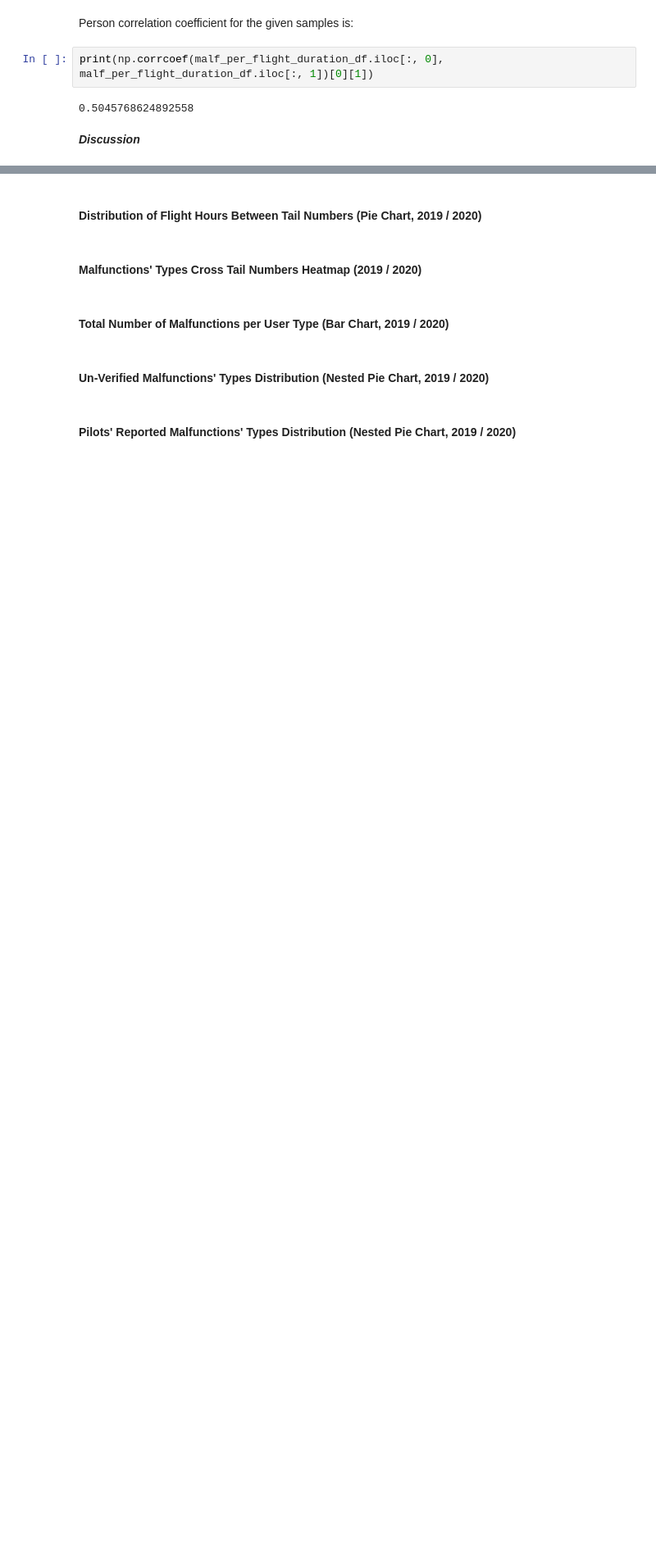
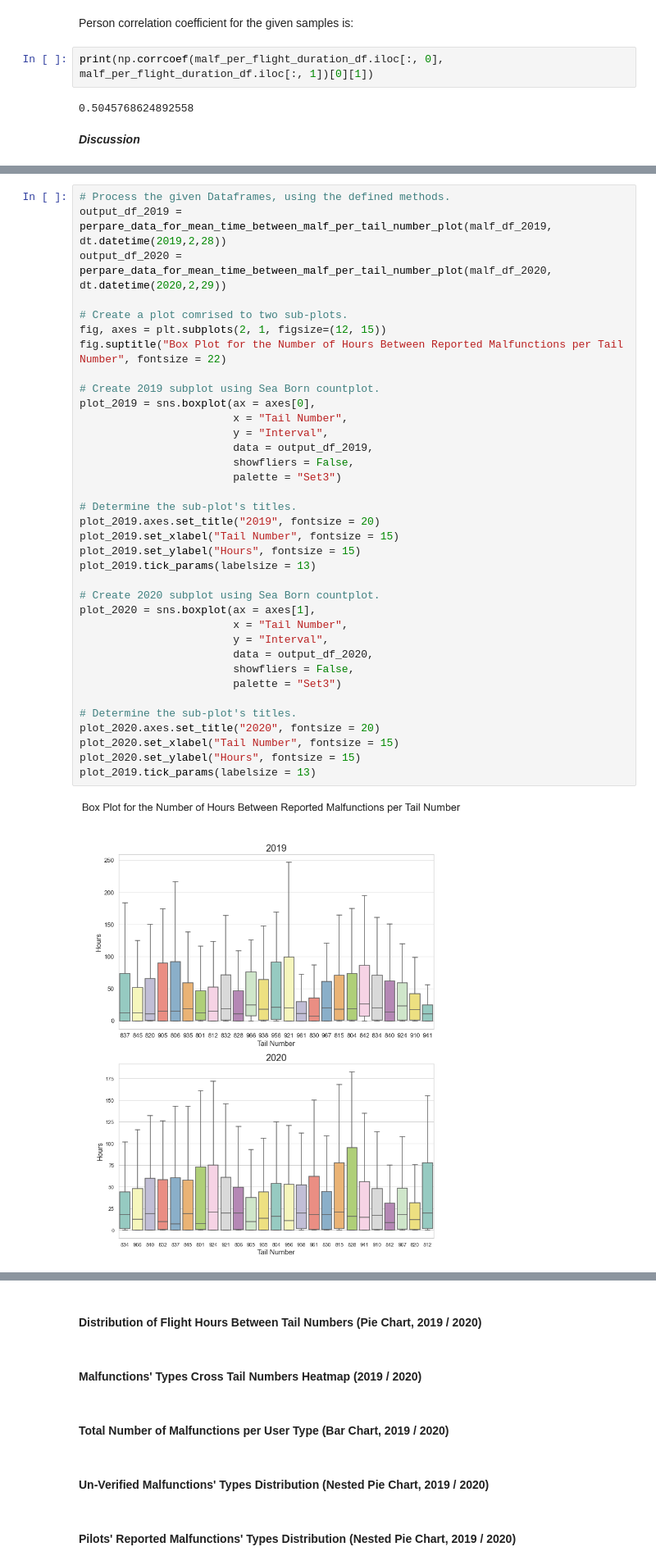
Before and after one commit to elront/Data_Sceince_Project, a Jupyter notebook: Data_science_workshop_project.ipynb, the cells around one changed output, grey strips where cells are left out. Shown at 82% size. Cells and saved outputs as stored; diff of their text form; blank space fills up the shorter version.

Commit message:
Finished the box plot.

```diff
--- a/Data_science_workshop_project.ipynb
+++ b/Data_science_workshop_project.ipynb
@@ -1580,0 +1622,38 @@ test
+# %%
+# Process the given Dataframes, using the defined methods.
+output_df_2019 = perpare_data_for_mean_time_between_malf_per_tail_number_plot(malf_df_2019, dt.datetime(2019,2,28))
+output_df_2020 = perpare_data_for_mean_time_between_malf_per_tail_number_plot(malf_df_2020, dt.datetime(2020,2,29))
+
+# Create a plot comrised to two sub-plots.
+fig, axes = plt.subplots(2, 1, figsize=(12, 15))
+fig.suptitle("Box Plot for the Number of Hours Between Reported Malfunctions per Tail Number", fontsize = 22)
+
+# Create 2019 subplot using Sea Born countplot.
+plot_2019 = sns.boxplot(ax = axes[0],
+                        x = "Tail Number",
+                        y = "Interval",
+                        data = output_df_2019,
+                        showfliers = False,
+                        palette = "Set3")
+
+# Determine the sub-plot's titles.
+plot_2019.axes.set_title("2019", fontsize = 20)
+plot_2019.set_xlabel("Tail Number", fontsize = 15)
+plot_2019.set_ylabel("Hours", fontsize = 15)
+plot_2019.tick_params(labelsize = 13)
+
+# Create 2020 subplot using Sea Born countplot.
+plot_2020 = sns.boxplot(ax = axes[1],
+                        x = "Tail Number",
+                        y = "Interval",
+                        data = output_df_2020,
+                        showfliers = False,
+                        palette = "Set3")
+
+# Determine the sub-plot's titles.
+plot_2020.axes.set_title("2020", fontsize = 20)
+plot_2020.set_xlabel("Tail Number", fontsize = 15)
+plot_2020.set_ylabel("Hours", fontsize = 15)
+plot_2019.tick_params(labelsize = 13)
+# %% [output]
+[figure, added]
```
Also changed, not shown: parts of 14 cells of this notebook.
